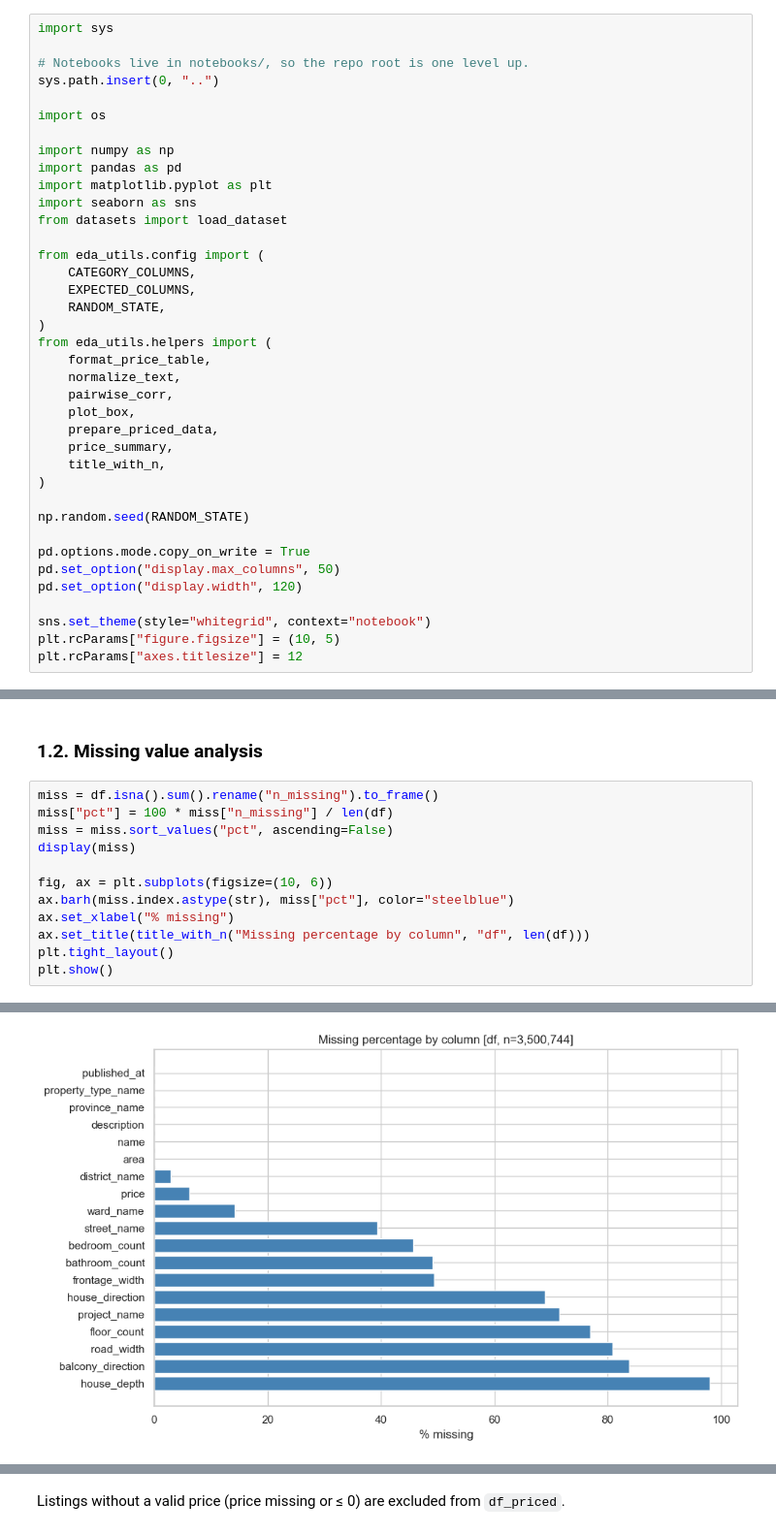
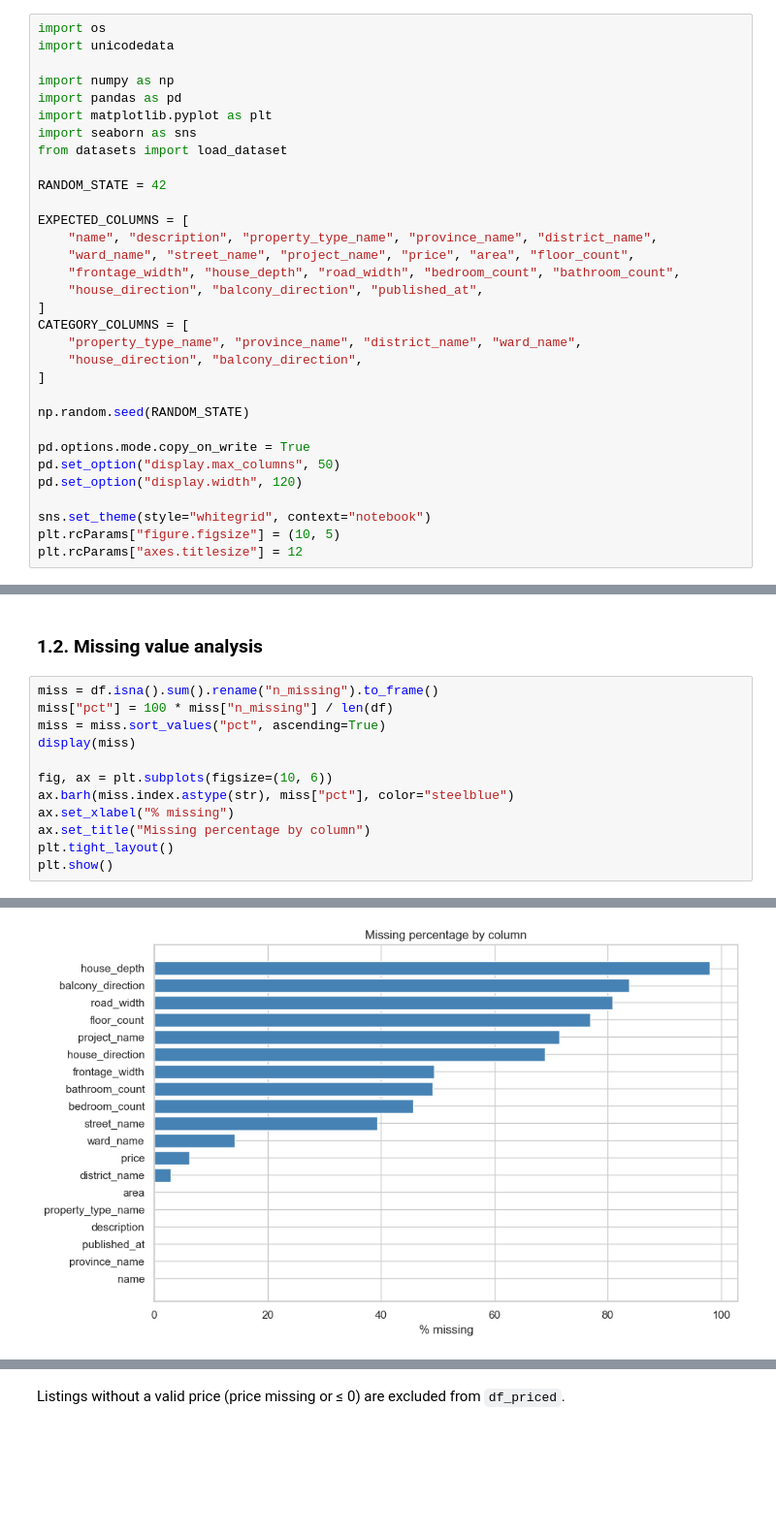
Before and after one commit to kahn-29/261-Programming-for-AI-and-DS, a Jupyter notebook: notebooks/01_eda_data-quality.ipynb, the cells around one changed output, grey strips where cells are left out. Shown at 97% size. Cells and saved outputs as stored; diff of their text form; blank space fills up the shorter version.

```diff
--- a/notebooks/01_eda_data-quality.ipynb
+++ b/notebooks/01_eda_data-quality.ipynb
@@ -54,12 +48,8 @@ Assumption: every listing is treated as a property for sale, and `price` is the
 #     %cd /content/repo/notebooks
 #     !pip install -q -r ../requirements.txt
 # %%
-import sys
-
-# Notebooks live in notebooks/, so the repo root is one level up.
-sys.path.insert(0, "..")
-
 import os
+import unicodedata
 
 import numpy as np
 import pandas as pd
@@ -67,20 +57,18 @@ import matplotlib.pyplot as plt
 import seaborn as sns
 from datasets import load_dataset
 
-from eda_utils.config import (
-    CATEGORY_COLUMNS,
-    EXPECTED_COLUMNS,
-    RANDOM_STATE,
-)
-from eda_utils.helpers import (
-    format_price_table,
-    normalize_text,
-    pairwise_corr,
-    plot_box,
-    prepare_priced_data,
-    price_summary,
-    title_with_n,
-)
+RANDOM_STATE = 42
+
+EXPECTED_COLUMNS = [
+    "name", "description", "property_type_name", "province_name", "district_name",
+    "ward_name", "street_name", "project_name", "price", "area", "floor_count",
+    "frontage_width", "house_depth", "road_width", "bedroom_count", "bathroom_count",
+    "house_direction", "balcony_direction", "published_at",
+]
+CATEGORY_COLUMNS = [
+    "property_type_name", "province_name", "district_name", "ward_name",
+    "house_direction", "balcony_direction",
+]
 
 np.random.seed(RANDOM_STATE)
 
@@ -166,13 +154,13 @@ Memory after category conversion: 5.506 GB
 # %%
 miss = df.isna().sum().rename("n_missing").to_frame()
 miss["pct"] = 100 * miss["n_missing"] / len(df)
-miss = miss.sort_values("pct", ascending=False)
+miss = miss.sort_values("pct", ascending=True)
 display(miss)
 
 fig, ax = plt.subplots(figsize=(10, 6))
 ax.barh(miss.index.astype(str), miss["pct"], color="steelblue")
 ax.set_xlabel("% missing")
-ax.set_title(title_with_n("Missing percentage by column", "df", len(df)))
+ax.set_title("Missing percentage by column")
 plt.tight_layout()
 plt.show()
 # %% [output]
@@ -196,4 +184,4 @@ plt.show()
-[figure, old version]
+[figure, new version]
 # %%
 type_order = df["property_type_name"].value_counts().index
 miss_by_type = (
```
Also changed, not shown: parts of 16 cells of this notebook, 5 other files.
